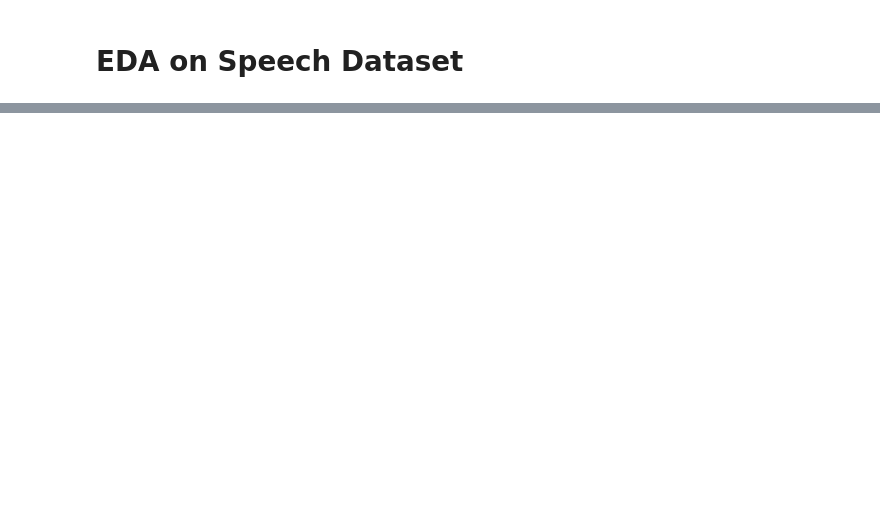
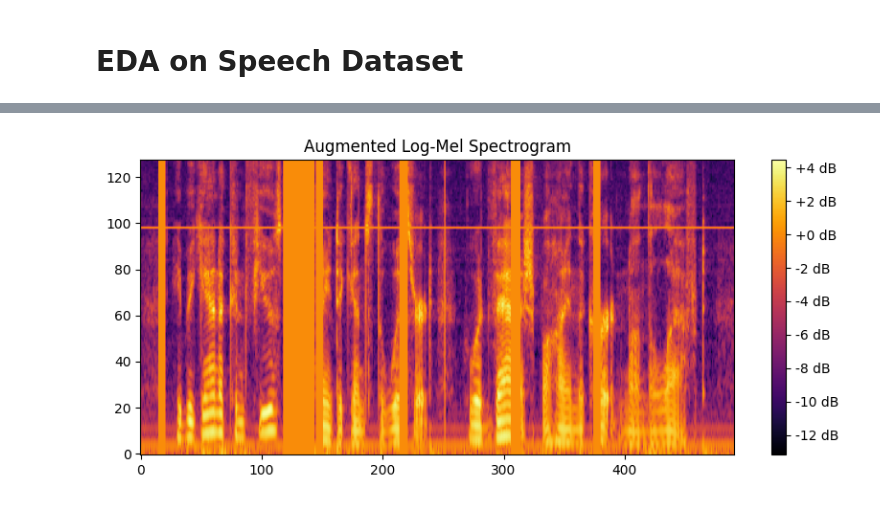
Before and after one commit to LuluW8071/Deep-Speech-2, a Jupyter notebook: notebooks/EDA.ipynb, the cells around one changed output, grey strips where cells are left out. Saved outputs shown, nothing was run; the diff lists cells and outputs as text; code cells hidden in the pictures; blank space fills up the shorter version.

```diff
--- a/notebooks/EDA.ipynb
+++ b/notebooks/EDA.ipynb
@@ -64,18 +70,20 @@ plt.show()
 # %%
 # Heavy SpecAugment transformations
 time_masks = [torchaudio.transforms.TimeMasking(time_mask_param=15, p=0.05) for _ in range(10)]
 
 spec_augment = nn.Sequential(
                 transforms.FrequencyMasking(freq_mask_param=25),
                 *time_masks
             )
 
 # Applying SpecAugment
 augmented_log_mel_spec = spec_augment(log_mel_spec)
 
 # Display augmented spectrogram
 plt.figure(figsize=(10, 4))
-plt.imshow(augmented_log_mel_spec.squeeze(0).numpy(), cmap='viridis', origin='lower', aspect='auto')
+plt.imshow(augmented_log_mel_spec.squeeze(0).numpy(), cmap='inferno', origin='lower', aspect='auto')
 plt.title("Augmented Log-Mel Spectrogram")
 plt.colorbar(format='%+2.0f dB')
 plt.show()
+# %% [output]
+[figure, added]
```
Also changed, not shown: parts of 4 cells of this notebook, 4 other files.
